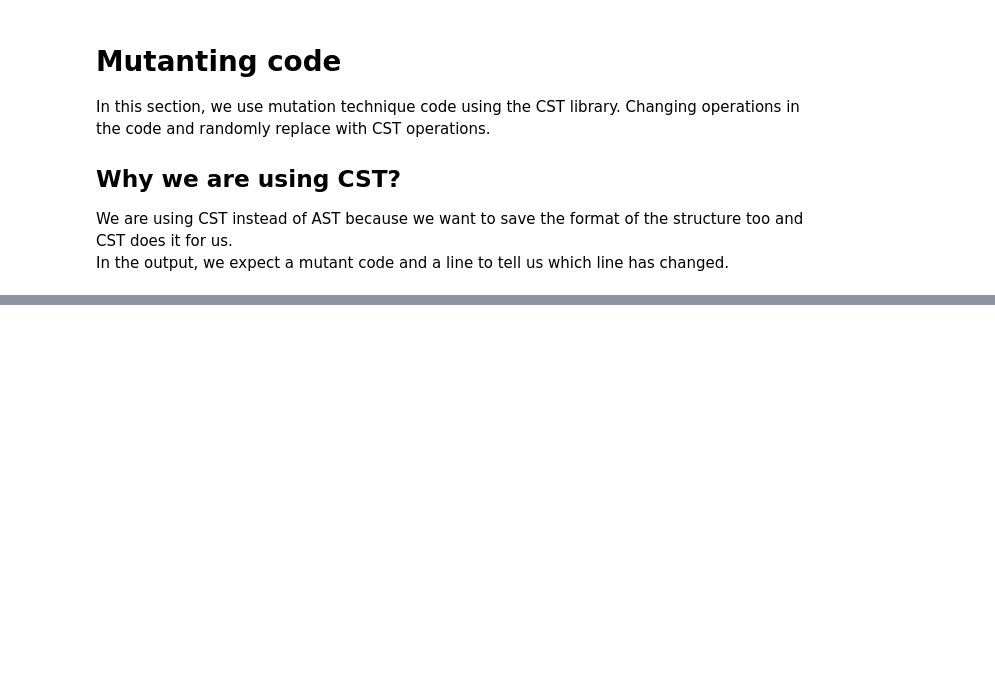
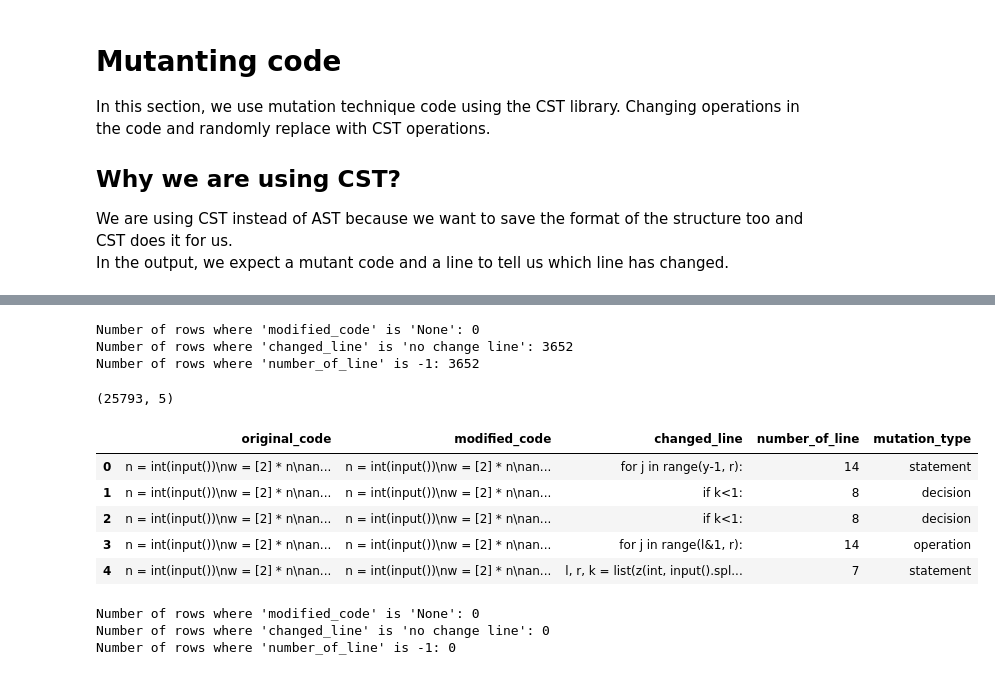
Before and after one commit to navidadkhah/Advanced-Bug-Detection-and-Fixing-Using-Fine-Tuned-LLM, a Jupyter notebook: Dataset/Create_dataset.ipynb, the cells around one changed output, grey strips where cells are left out. Cells and saved outputs as stored; diff of their text form; code cells hidden in the pictures; blank space fills up the shorter version.

Commit message:
creating dataset

```diff
--- a/Dataset/Create_dataset.ipynb
+++ b/Dataset/Create_dataset.ipynb
@@ -365,13 +382,0 @@ def find_difference(original_code, modified_code):
-# %%
-final_dataset = pd.DataFrame(columns=['original_code', 'modified_code', 'changed_line', 'mutation_type'])
-
-for row in range(10):
-    original_code = df['source'][row]
-    for index in range(5):
-      modified_code = modify_and_print_code(original_code)
-      changed_line = find_difference(original_code, modified_code)
-
-      new_data = {'original_code' : original_code, 'modified_code' : modified_code, 'changed_line' : changed_line, 'mutation_type' : selected_section}
-      final_dataset = pd.concat([final_dataset, pd.DataFrame([new_data])], ignore_index=True)
-print(final_dataset.shape)
-final_dataset.head()
@@ -397,18 +382,0 @@ final_dataset
-# %%
-# Sample code
-code = """
-a,b=map(Decimal, input().split())
-if b>=a:
-    print (-1)
-else:
-    cur=-1
-    if (a|b)%2==0.5:
-        cur=(a+b)//2
-    else:
-        cur=(a+b)/Decimal(2)
-    print(cur/math.floor(cur/b))
-"""
-
-modified_code = modify_and_print_code(code)
-print(modified_code.code)
-find_difference(code, modified_code)
@@ -417,0 +459,48 @@ UnboundLocalError: local variable 'modified_tree' referenced before assignment
+# %%
+# Count rows where 'modified_code' is "None"
+modified_code_none_count = len(final_dataset[final_dataset["modified_code"] == None])
+print(f"Number of rows where 'modified_code' is 'None': {modified_code_none_count}")
+
+# Count rows where 'changed_line' is "no change line"
+changed_line_no_change_count = len(final_dataset[final_dataset["changed_line"] == "No changes detected."])
+print(f"Number of rows where 'changed_line' is 'no change line': {changed_line_no_change_count}")
+
+# Count rows where 'number_of_line' is -1
+number_of_line_neg1_count = len(final_dataset[final_dataset["number_of_line"] == -1])
+print(f"Number of rows where 'number_of_line' is -1: {number_of_line_neg1_count}")
+# %% [output]
+Number of rows where 'modified_code' is 'None': 0
+Number of rows where 'changed_line' is 'no change line': 3652
+Number of rows where 'number_of_line' is -1: 3652
+# %%
+final_dataset = final_dataset[
+    (final_dataset["number_of_line"] != -1) &
+    (final_dataset["changed_line"] != "No changes detected.") &
+    (final_dataset["modified_code"] != None)
+]
+print(final_dataset.shape)
+final_dataset.head()
+# %% [output]
+(25793, 5)
+|  | original_code | modified_code | changed_line | number_of_line | mutation_type |
+| 0 | n = int(input())\nw = [2] * n\nan... | n = int(input())\nw = [2] * n\nan... | for j in range(y-1, r): | 14 | statement |
+| 1 | n = int(input())\nw = [2] * n\nan... | n = int(input())\nw = [2] * n\nan... | if k<1: | 8 | decision |
+| 2 | n = int(input())\nw = [2] * n\nan... | n = int(input())\nw = [2] * n\nan... | if k<1: | 8 | decision |
+| 3 | n = int(input())\nw = [2] * n\nan... | n = int(input())\nw = [2] * n\nan... | for j in range(l&1, r): | 14 | operation |
+| 4 | n = int(input())\nw = [2] * n\nan... | n = int(input())\nw = [2] * n\nan... | l, r, k = list(z(int, input().spl... | 7 | statement |
+# %%
+# Count rows where 'modified_code' is "None"
+modified_code_none_count = len(final_dataset[final_dataset["modified_code"] == None])
+print(f"Number of rows where 'modified_code' is 'None': {modified_code_none_count}")
+
+# Count rows where 'changed_line' is "no change line"
+changed_line_no_change_count = len(final_dataset[final_dataset["changed_line"] == "No changes detected."])
+print(f"Number of rows where 'changed_line' is 'no change line': {changed_line_no_change_count}")
+
+# Count rows where 'number_of_line' is -1
+number_of_line_neg1_count = len(final_dataset[final_dataset["number_of_line"] == -1])
+print(f"Number of rows where 'number_of_line' is -1: {number_of_line_neg1_count}")
+# %% [output]
+Number of rows where 'modified_code' is 'None': 0
+Number of rows where 'changed_line' is 'no change line': 0
+Number of rows where 'number_of_line' is -1: 0
```
Also changed, not shown: parts of 11 cells of this notebook.
